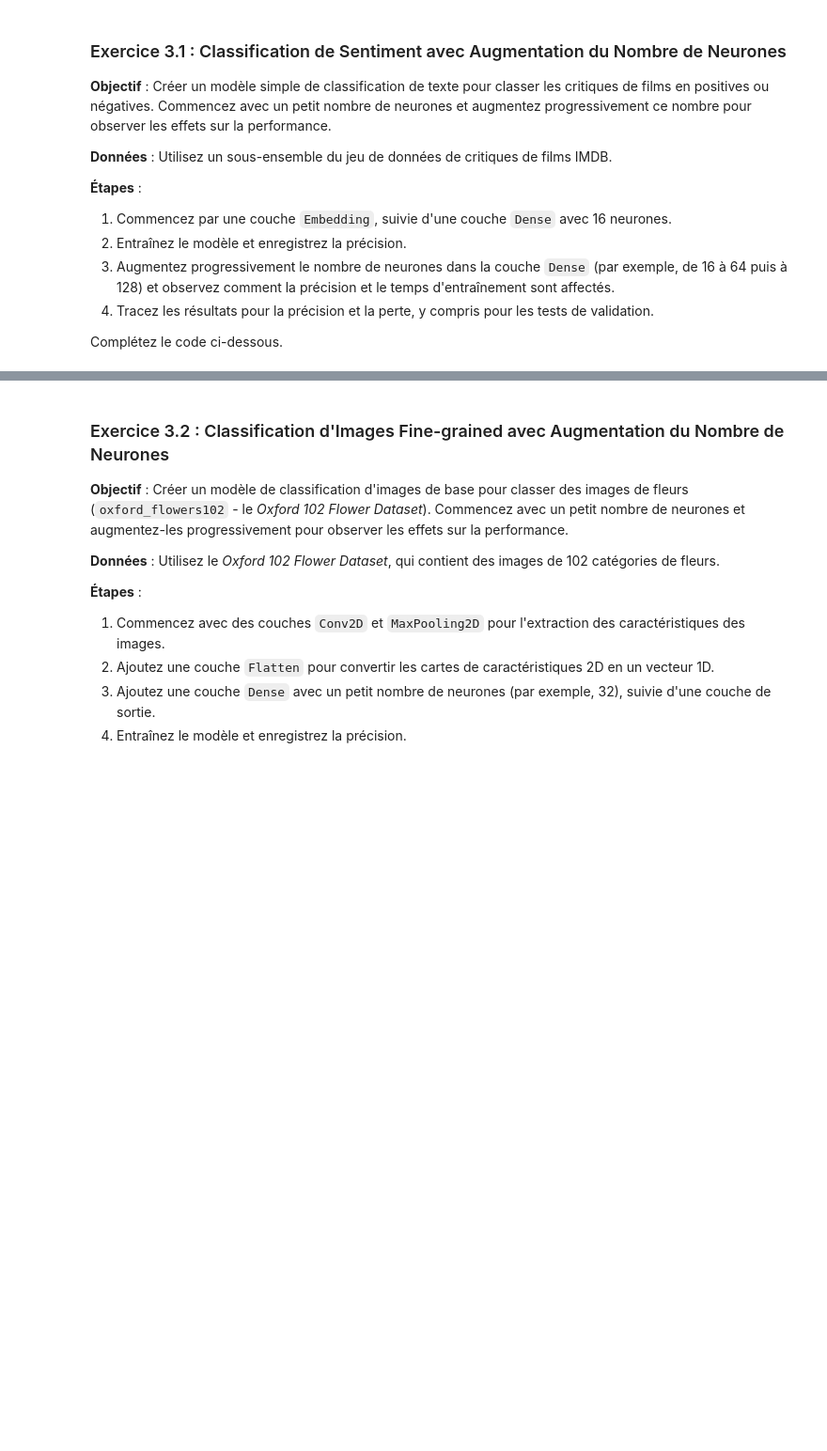
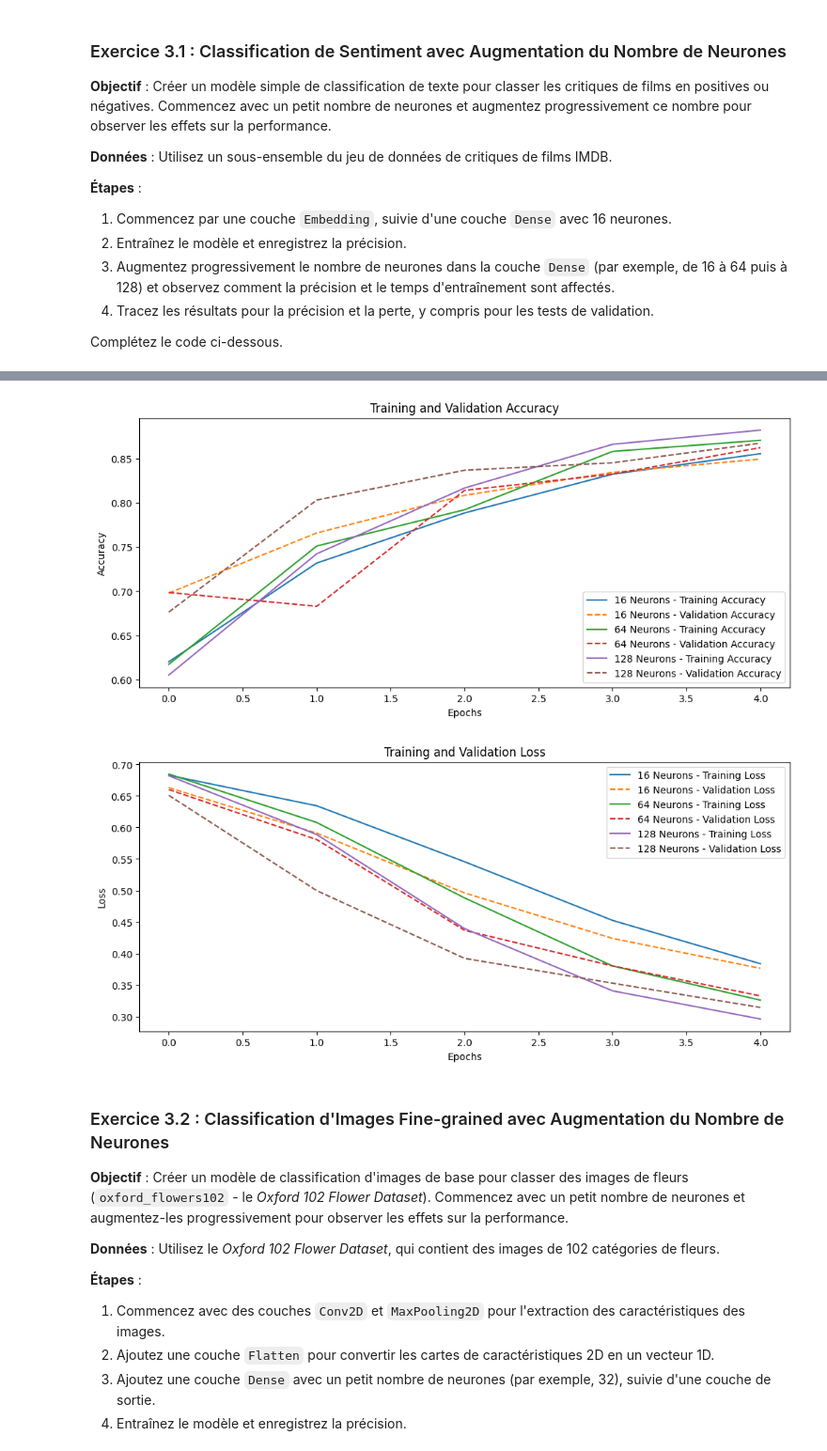
Before and after one commit to rodologie/IA-DeepLearning, a Jupyter notebook: fr/TP3/TP3.ipynb, the cells around one changed output, grey strips where cells are left out. Shown at 94% size. Cells and saved outputs as stored; diff of their text form; code cells hidden in the pictures; blank space fills up the shorter version.

```diff
--- a/fr/TP3/TP3.ipynb
+++ b/fr/TP3/TP3.ipynb
@@ -47,6 +45,7 @@ def build_model(dense_neurons):
 # %%
 neuron_counts = [16, 64, 128]  # Different sizes for the Dense layer
 results = {}
+df = pd.DataFrame(columns = ['Compiled info', 'Numbers of neurons', 'accuracy', 'loss'])
 
 for neurons in neuron_counts:
     print(f"\nTraining model with {neurons} neurons in the Dense layer")
@@ -62,5 +61,15 @@ for neurons in neuron_counts:
     )
 
     # Evaluate the model
-    loss, accuracy = model.evaluate(x_test, y_test, verbose=2)
-    results[neurons] = {'accuracy': accuracy, 'loss': loss}
+    accuracy, loss = model.evaluate(x_test, y_test, verbose=2)
+    results[neurons] = {'accuracy': accuracy, 'loss': loss, 'history': history}
+    df.loc[len(df)] = {'Compiled info': model.get_compile_config(),
+                       'Numbers of neurons': neurons, 'accuracy': accuracy, 'loss': loss}
+    col = ['Compiled info', 'Numbers of neurons', 'accuracy', 'loss']
+    with open("model_results_exercice_1.csv", "a") as f:
+        try:
+            df_tmp=pd.read_csv('model_results_exercice_1.csv')
+            header = f.seek(0, 2) == 0
+            df.to_csv("model_results_exercice_1.csv", header = header, columns=col)
+        except Exception :
+            df.to_csv("model_results_exercice_1.csv", columns=col)
@@ -67,3 +115,34 @@ for neurons in neuron_counts:
+# %%
+# Tracer les courbes pour la précision
+plt.figure(figsize=(12, 5))
+for neurons, result in results.items():
+    history = result['history'].history  # Extraire l'historique
+    plt.plot(history['accuracy'], label=f'{neurons} Neurons - Training Accuracy')
+    plt.plot(history['val_accuracy'], linestyle='--',
+             label=f'{neurons} Neurons - Validation Accuracy')
+
+plt.title("Training and Validation Accuracy")
+plt.xlabel("Epochs")
+plt.ylabel("Accuracy")
+plt.legend()
+plt.show()
+
+# Tracer les courbes pour la perte
+plt.figure(figsize=(12, 5))
+for neurons, result in results.items():
+    history = result['history'].history  # Extraire l'historique
+    plt.plot(history['loss'], label=f'{neurons} Neurons - Training Loss')
+    plt.plot(history['val_loss'], linestyle='--',
+             label=f'{neurons} Neurons - Validation Loss')
+
+plt.title("Training and Validation Loss")
+plt.xlabel("Epochs")
+plt.ylabel("Loss")
+plt.legend()
+plt.show()
+# %% [output]
+[figure, added]
+[figure, added]
 # %% [markdown]
 ### Exercice 3.2 : Classification d'Images Fine-grained avec Augmentation du Nombre de Neurones
 **Objectif** : Créer un modèle de classification d'images de base pour classer des images de fleurs (`oxford_flowers102` - le *Oxford 102 Flower Dataset*). Commencez avec un petit nombre de neurones et augmentez-les progressivement pour observer les effets sur la performance.
```
Also changed, not shown: parts of 13 cells of this notebook.
